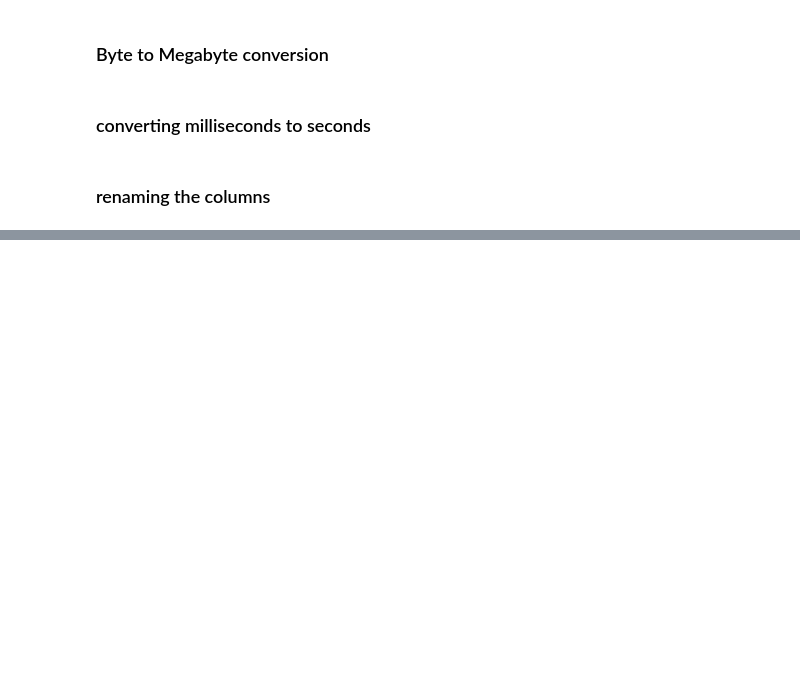
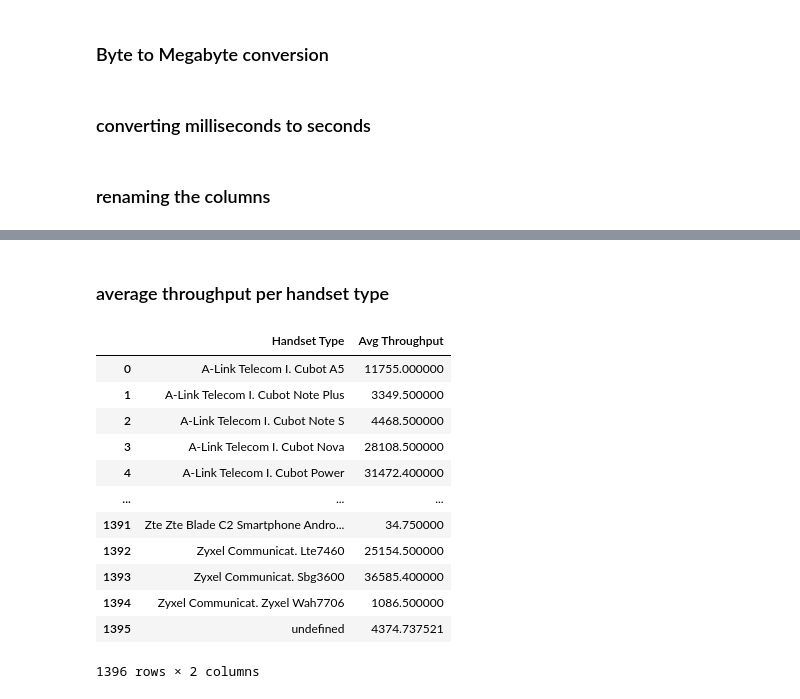
Before and after one commit to Alpha-Mintamir/Telecom-Business-Analyzer, a Jupyter notebook: notebooks/user experience analysis.ipynb, the cells around one changed output, grey strips where cells are left out. Drawn from its saved outputs; the diff is of its cells as text; code cells hidden in the pictures; blank space fills up the shorter version.

```diff
--- a/notebooks/user experience analysis.ipynb
+++ b/notebooks/user experience analysis.ipynb
@@ -173,0 +274,2 @@ df_user_experience.head()
+# %% [markdown]
+### average throughput per handset type
@@ -173,0 +279,16 @@ df_user_experience.head()
+# %%
+throughput_per_handset
+# %% [output]
+|  | Handset Type | Avg Throughput |
+| 0 | A-Link Telecom I. Cubot A5 | 11755.000000 |
+| 1 | A-Link Telecom I. Cubot Note Plus | 3349.500000 |
+| 2 | A-Link Telecom I. Cubot Note S | 4468.500000 |
+| 3 | A-Link Telecom I. Cubot Nova | 28108.500000 |
+| 4 | A-Link Telecom I. Cubot Power | 31472.400000 |
+| ... | ... | ... |
+| 1391 | Zte Zte Blade C2 Smartphone Andro... | 34.750000 |
+| 1392 | Zyxel Communicat. Lte7460 | 25154.500000 |
+| 1393 | Zyxel Communicat. Sbg3600 | 36585.400000 |
+| 1394 | Zyxel Communicat. Zyxel Wah7706 | 1086.500000 |
+| 1395 | undefined | 4374.737521 |
+1396 rows × 2 columns
```
Also changed, not shown: parts of 28 cells of this notebook.
